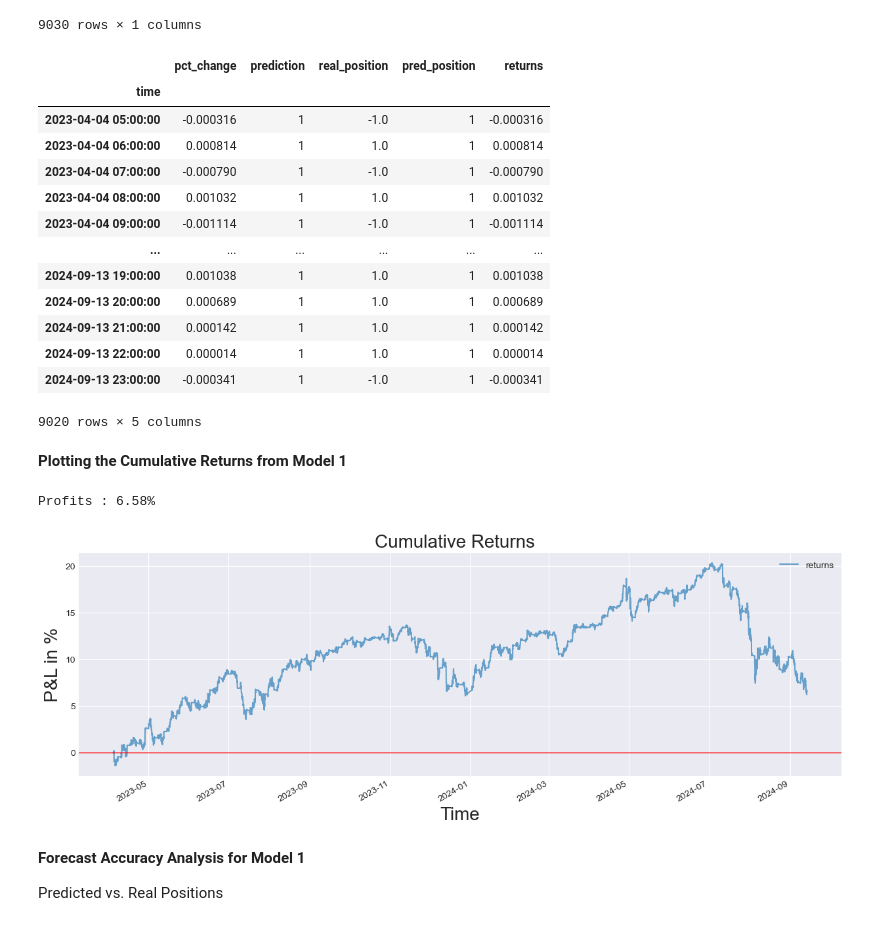
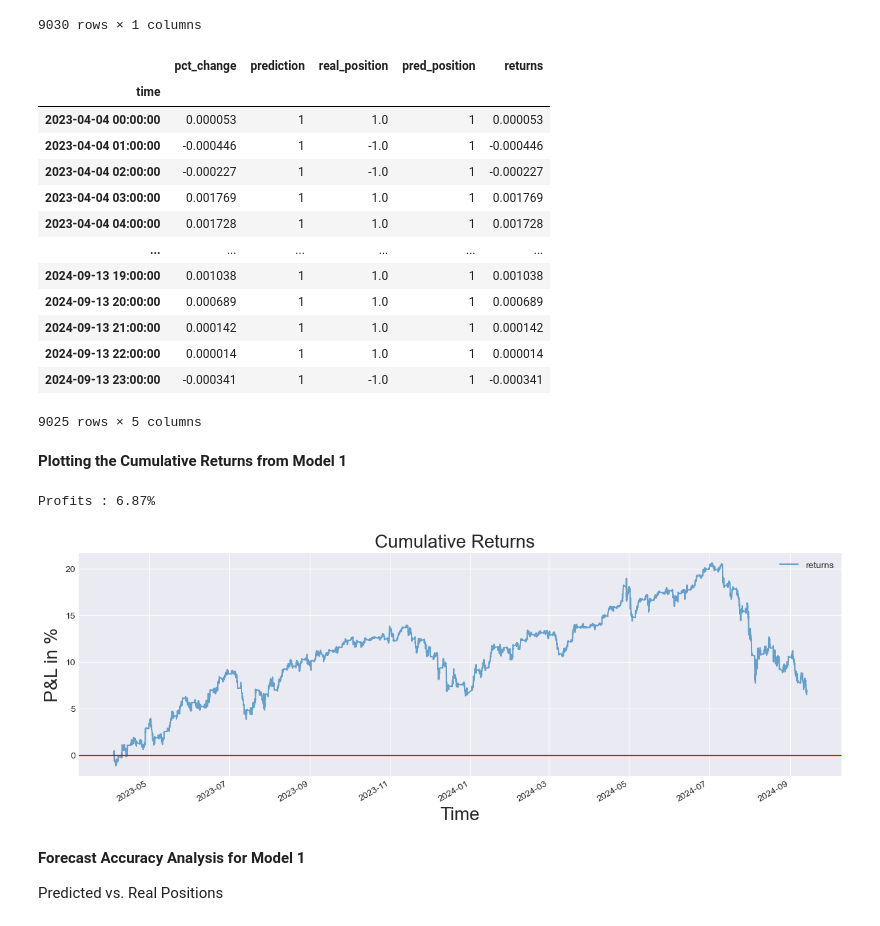
Before and after one commit to YarosInter/Time-Series-LSTM-Neural-Network, a Jupyter notebook: Classifier_LSTM_Neural_Network.ipynb, the cells around one changed output. Saved outputs shown, nothing was run; the diff lists cells and outputs as text; code cells hidden in the pictures.

```diff
--- a/Classifier_LSTM_Neural_Network.ipynb
+++ b/Classifier_LSTM_Neural_Network.ipynb
@@ -160,9 +168,4 @@ def create_3d_data(X_data, y_data, lag):
 # %%
-'''
-X_train_3d, y_train_3d = create_3d_data(X_train_scaled, y_train, 10)
-X_val_3d, y_val_3d = create_3d_data(X_val_scaled, y_val, 10)
-X_test_3d, y_test_3d = create_3d_data(X_test_scaled, y_test, 10)
-'''
-X_train_3d, y_train_3d = create_3d_data(X_train_scaled, np.where(y_train > 0, 1, 0), 10)
-X_val_3d, y_val_3d = create_3d_data(X_val_scaled, np.where(y_val > 0, 1, 0), 10)
-X_test_3d, y_test_3d = create_3d_data(X_test_scaled, np.where(y_test > 0, 1, 0), 10)
+X_train_3d, y_train_3d = create_3d_data(X_train_scaled, np.sign(y_train)+1, 5)
+X_val_3d, y_val_3d = create_3d_data(X_val_scaled, np.sign(y_val)+1, 5)
+X_test_3d, y_test_3d = create_3d_data(X_test_scaled, np.sign(y_test)+1, 5)
@@ -359,0 +434,9 @@ model_1_pred.shape
+# %%
+# Getting the predicted class index (e.g., 0, 1, or 2)
+predicted_class_indices = np.argmax(model_1_pred, axis=1)
+# Corrected mapping from model output indices to original labels
+index_to_label = {0: -1, 1: 0, 2: 1}
+
+# Predicted_class_indices is the output of np.argmax on model predictions
+predicted_labels = [index_to_label[idx] for idx in predicted_class_indices]
+pd.DataFrame(predicted_labels).value_counts()
@@ -360,6 +447,4 @@ model_1_pred.shape
 # %%
-# transforming predictions (probabilities) into positions
-test_df = pd.DataFrame(model_1_pred, columns=["prediction"])
-test_df["pred_position"] = np.where(test_df["prediction"] > 0.5, 1, -1)
-test_df
+predicted_labels_df = pd.DataFrame(predicted_labels, columns=["prediction"])
+predicted_labels_df.head()
 # %% [output]
@@ -396,30 +474,31 @@ pd.DataFrame(y_test)
 | 2024-09-13 23:00:00 | -0.000341 |
 9030 rows × 1 columns
 # %%
-# DataFrame with comparison of real and predicted positions, here 10 rows from original targets were removed for proper sizing
-returns_model_1 = backtest.compute_strategy_returns(y_test[10:], np.where(test_df["prediction"] > 0.5, 1, -1))
+# DataFrame comparing actual target values with predicted positions.
+# The first 5 rows of y_test are excluded to match the length of predicted_labels_df, ensuring proper alignment for comparison.
+returns_model_1 = backtest.compute_strategy_returns(y_test[5:], predicted_labels_df.values)
 returns_model_1
 # %% [output]
 |  | pct_change | prediction | real_position | pred_position | returns |
 | time |  |  |  |  |  |
-| 2023-04-04 05:00:00 | -0.000316 | 1 | -1.0 | 1 | -0.000316 |
-| 2023-04-04 06:00:00 | 0.000814 | 1 | 1.0 | 1 | 0.000814 |
-| 2023-04-04 07:00:00 | -0.000790 | 1 | -1.0 | 1 | -0.000790 |
-| 2023-04-04 08:00:00 | 0.001032 | 1 | 1.0 | 1 | 0.001032 |
-| 2023-04-04 09:00:00 | -0.001114 | 1 | -1.0 | 1 | -0.001114 |
+| 2023-04-04 00:00:00 | 0.000053 | 1 | 1.0 | 1 | 0.000053 |
+| 2023-04-04 01:00:00 | -0.000446 | 1 | -1.0 | 1 | -0.000446 |
+| 2023-04-04 02:00:00 | -0.000227 | 1 | -1.0 | 1 | -0.000227 |
+| 2023-04-04 03:00:00 | 0.001769 | 1 | 1.0 | 1 | 0.001769 |
+| 2023-04-04 04:00:00 | 0.001728 | 1 | 1.0 | 1 | 0.001728 |
 | ... | ... | ... | ... | ... | ... |
 | 2024-09-13 19:00:00 | 0.001038 | 1 | 1.0 | 1 | 0.001038 |
 | 2024-09-13 20:00:00 | 0.000689 | 1 | 1.0 | 1 | 0.000689 |
 | 2024-09-13 21:00:00 | 0.000142 | 1 | 1.0 | 1 | 0.000142 |
 | 2024-09-13 22:00:00 | 0.000014 | 1 | 1.0 | 1 | 0.000014 |
 | 2024-09-13 23:00:00 | -0.000341 | 1 | -1.0 | 1 | -0.000341 |
-9020 rows × 5 columns
+9025 rows × 5 columns
 # %% [markdown]
 **Plotting the Cumulative Returns from Model 1**
 # %%
 display.plot_test_returns(returns_model_1["returns"])
 # %% [output]
-Profits : 6.58%
+Profits : 6.87%
 [figure]
 # %% [markdown]
 **Forecast Accuracy Analysis for Model 1**
```
Also changed, not shown: parts of 30 cells of this notebook, 1 other file.
